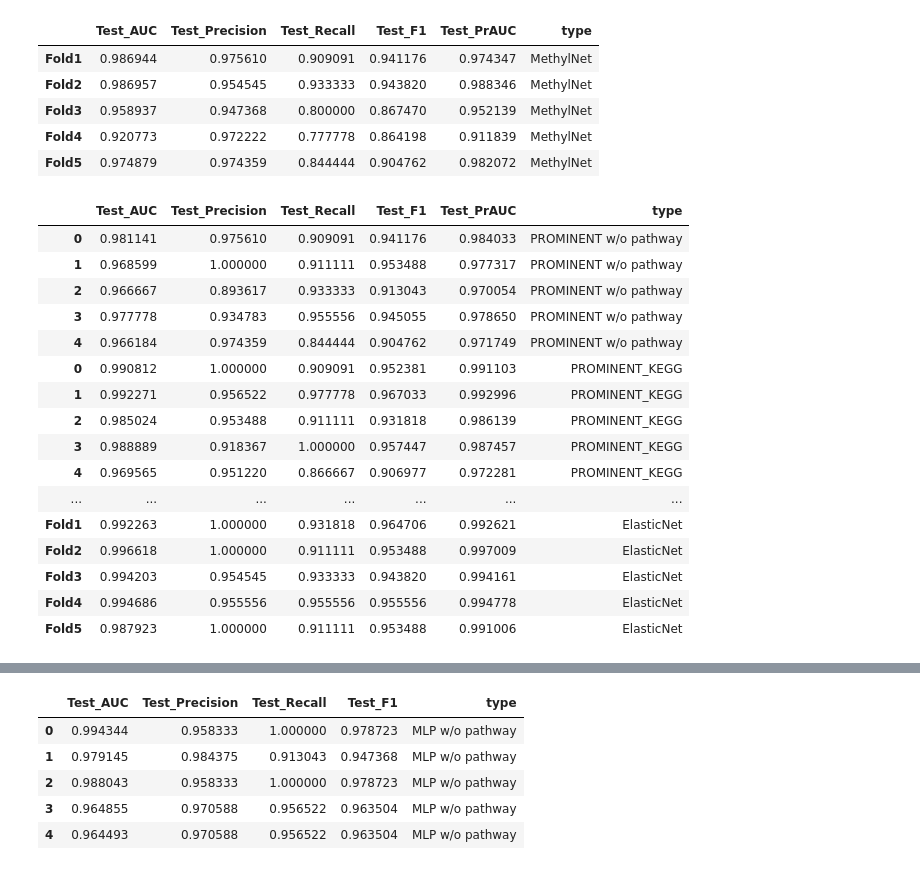
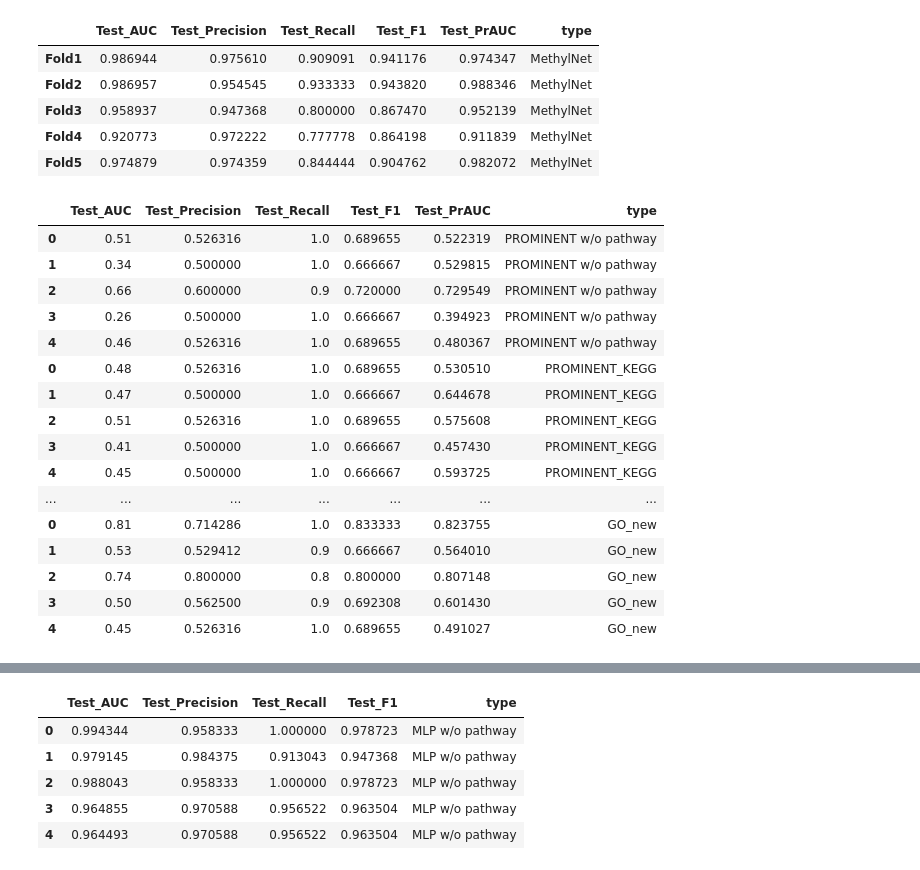
Before and after one commit to cloudmacchiato/dlmethylation, a Jupyter notebook: method/visualization.ipynb, the cells around one changed output, grey strips where cells are left out. Saved outputs shown, nothing was run; the diff lists cells and outputs as text; code cells hidden in the pictures.

```diff
--- a/method/visualization.ipynb
+++ b/method/visualization.ipynb
@@ -159,12 +159,16 @@ result = pd.read_csv("../../results/result_mlp.csv", index_col=0)
 result['type'] = 'PROMINENT w/o pathway'
 result0 = pd.read_csv("../../results/KEGG/result2.csv", index_col=0)
 result0['type'] = 'PROMINENT_KEGG'
-result1 = pd.read_csv("../../results/GO/result2.csv", index_col=0)
+result1 = pd.read_csv("../../results/GOBP/result2.csv", index_col=0)
 result1['type'] = 'PROMINENT_GOBP'
-result2 = pd.read_csv("../../methylnet/results.csv", index_col=0)
-result2['type'] = 'MethylNet'
-result3 = pd.read_csv("../../ELnet_results.csv", index_col=0)
-result3['type'] = 'ElasticNet'
+#result2 = pd.read_csv("../../methylnet/results.csv", index_col=0)
+#result2['type'] = 'MethylNet'
+# result3 = pd.read_csv("../../results/ELnet_results.csv", index_col=0)
+# result3['type'] = 'ElasticNet'
+result4 = pd.read_csv("result_KEGG_new2.csv", index_col=0)
+result4['type'] = 'KEGG_new'
+result5 = pd.read_csv("result_GOBP_new2.csv", index_col=0)
+result5['type'] = 'GO_new'
 # %%
 # %% [output]
 |  | Test_AUC | Test_Precision | Test_Recall | Test_F1 | Test_PrAUC | type |
@@ -174,26 +178,26 @@ result3['type'] = 'ElasticNet'
 | Fold4 | 0.920773 | 0.972222 | 0.777778 | 0.864198 | 0.911839 | MethylNet |
 | Fold5 | 0.974879 | 0.974359 | 0.844444 | 0.904762 | 0.982072 | MethylNet |
 # %%
-df = pd.concat([result.iloc[:,-6:],result0.iloc[:,-6:],result1.iloc[:,-6:],result2.iloc[:,-6:],result3.iloc[:,-6:]],axis=0)
+df = pd.concat([result.iloc[:,-6:], result0.iloc[:,-6:],result1.iloc[:,-6:],result4.iloc[:,-6:],result5.iloc[:,-6:]],axis=0)
 df
 # %% [output]
 |  | Test_AUC | Test_Precision | Test_Recall | Test_F1 | Test_PrAUC | type |
-| 0 | 0.981141 | 0.975610 | 0.909091 | 0.941176 | 0.984033 | PROMINENT w/o pathway |
-| 1 | 0.968599 | 1.000000 | 0.911111 | 0.953488 | 0.977317 | PROMINENT w/o pathway |
-| 2 | 0.966667 | 0.893617 | 0.933333 | 0.913043 | 0.970054 | PROMINENT w/o pathway |
-| 3 | 0.977778 | 0.934783 | 0.955556 | 0.945055 | 0.978650 | PROMINENT w/o pathway |
-| 4 | 0.966184 | 0.974359 | 0.844444 | 0.904762 | 0.971749 | PROMINENT w/o pathway |
-| 0 | 0.990812 | 1.000000 | 0.909091 | 0.952381 | 0.991103 | PROMINENT_KEGG |
-| 1 | 0.992271 | 0.956522 | 0.977778 | 0.967033 | 0.992996 | PROMINENT_KEGG |
-| 2 | 0.985024 | 0.953488 | 0.911111 | 0.931818 | 0.986139 | PROMINENT_KEGG |
-| 3 | 0.988889 | 0.918367 | 1.000000 | 0.957447 | 0.987457 | PROMINENT_KEGG |
-| 4 | 0.969565 | 0.951220 | 0.866667 | 0.906977 | 0.972281 | PROMINENT_KEGG |
+| 0 | 0.51 | 0.526316 | 1.0 | 0.689655 | 0.522319 | PROMINENT w/o pathway |
+| 1 | 0.34 | 0.500000 | 1.0 | 0.666667 | 0.529815 | PROMINENT w/o pathway |
+| 2 | 0.66 | 0.600000 | 0.9 | 0.720000 | 0.729549 | PROMINENT w/o pathway |
+| 3 | 0.26 | 0.500000 | 1.0 | 0.666667 | 0.394923 | PROMINENT w/o pathway |
+| 4 | 0.46 | 0.526316 | 1.0 | 0.689655 | 0.480367 | PROMINENT w/o pathway |
+| 0 | 0.48 | 0.526316 | 1.0 | 0.689655 | 0.530510 | PROMINENT_KEGG |
+| 1 | 0.47 | 0.500000 | 1.0 | 0.666667 | 0.644678 | PROMINENT_KEGG |
+| 2 | 0.51 | 0.526316 | 1.0 | 0.689655 | 0.575608 | PROMINENT_KEGG |
+| 3 | 0.41 | 0.500000 | 1.0 | 0.666667 | 0.457430 | PROMINENT_KEGG |
+| 4 | 0.45 | 0.500000 | 1.0 | 0.666667 | 0.593725 | PROMINENT_KEGG |
 | ... | ... | ... | ... | ... | ... | ... |
-| Fold1 | 0.992263 | 1.000000 | 0.931818 | 0.964706 | 0.992621 | ElasticNet |
-| Fold2 | 0.996618 | 1.000000 | 0.911111 | 0.953488 | 0.997009 | ElasticNet |
-| Fold3 | 0.994203 | 0.954545 | 0.933333 | 0.943820 | 0.994161 | ElasticNet |
-| Fold4 | 0.994686 | 0.955556 | 0.955556 | 0.955556 | 0.994778 | ElasticNet |
-| Fold5 | 0.987923 | 1.000000 | 0.911111 | 0.953488 | 0.991006 | ElasticNet |
+| 0 | 0.81 | 0.714286 | 1.0 | 0.833333 | 0.823755 | GO_new |
+| 1 | 0.53 | 0.529412 | 0.9 | 0.666667 | 0.564010 | GO_new |
+| 2 | 0.74 | 0.800000 | 0.8 | 0.800000 | 0.807148 | GO_new |
+| 3 | 0.50 | 0.562500 | 0.9 | 0.692308 | 0.601430 | GO_new |
+| 4 | 0.45 | 0.526316 | 1.0 | 0.689655 | 0.491027 | GO_new |
 # %%
 for score in ["Test_AUC","Test_Precision","Test_Recall","Test_F1", "Test_PrAUC"]:
     plt.figure(figsize=(8, 6))
```
Also changed, not shown: parts of 7 cells of this notebook, 10 other files.
